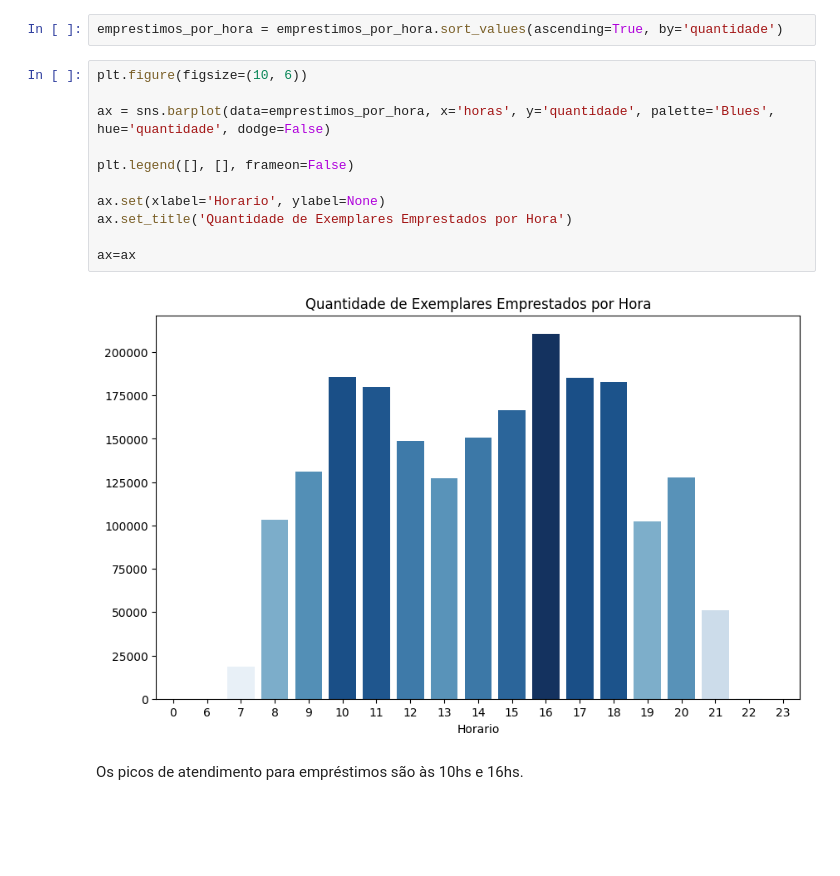
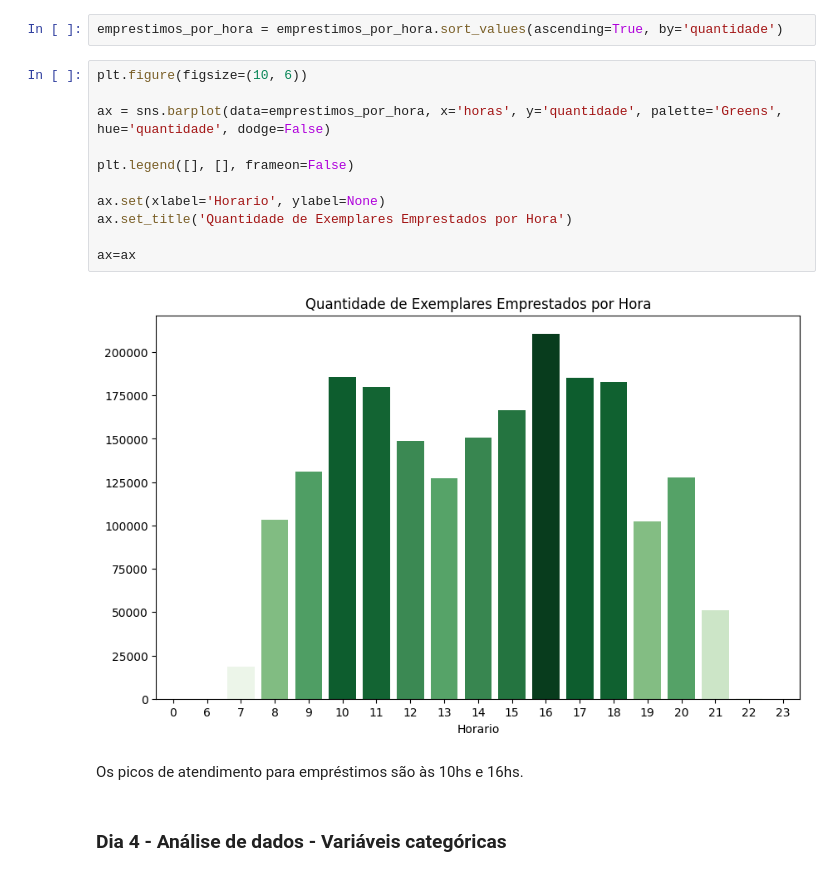
Before and after one commit to wmborges/7_days_of_code_Alura, a Jupyter notebook: 7_days_of_code.ipynb, the cells around one changed output. Saved outputs shown, nothing was run; the diff lists cells and outputs as text; blank space fills up the shorter version.

```diff
--- a/7_days_of_code.ipynb
+++ b/7_days_of_code.ipynb
@@ -442,15 +416,17 @@ emprestimos_por_hora = emprestimos_por_hora.sort_values(ascending=True, by='quan
 # %%
 plt.figure(figsize=(10, 6))
 
-ax = sns.barplot(data=emprestimos_por_hora, x='horas', y='quantidade', palette='Blues', hue='quantidade', dodge=False)
+ax = sns.barplot(data=emprestimos_por_hora, x='horas', y='quantidade', palette='Greens', hue='quantidade', dodge=False)
 
 plt.legend([], [], frameon=False)
 
 ax.set(xlabel='Horario', ylabel=None)
 ax.set_title('Quantidade de Exemplares Emprestados por Hora')
 
 ax=ax
 # %% [output]
-[figure, old version]
+[figure, new version]
 # %% [markdown]
 Os picos de atendimento para empréstimos são às 10hs e 16hs.
+# %% [markdown]
+### Dia 4 - Análise de dados - Variáveis categóricas
```
Also changed, not shown: parts of 20 cells of this notebook, 1 other file.
